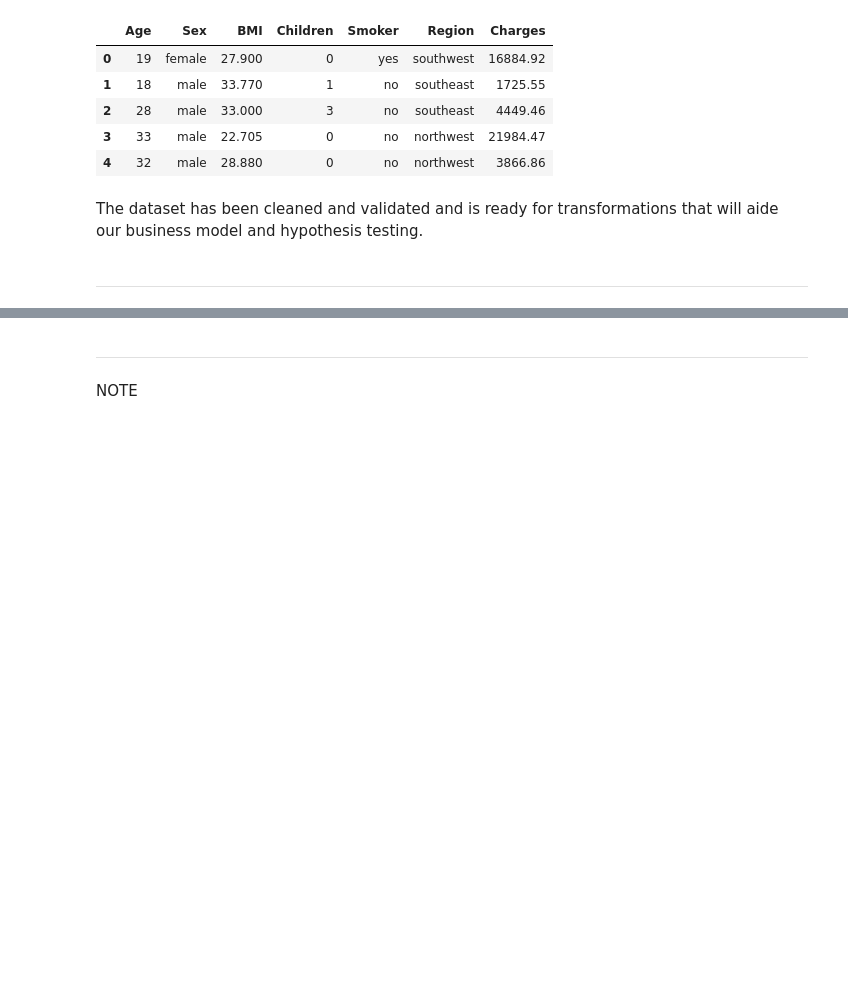
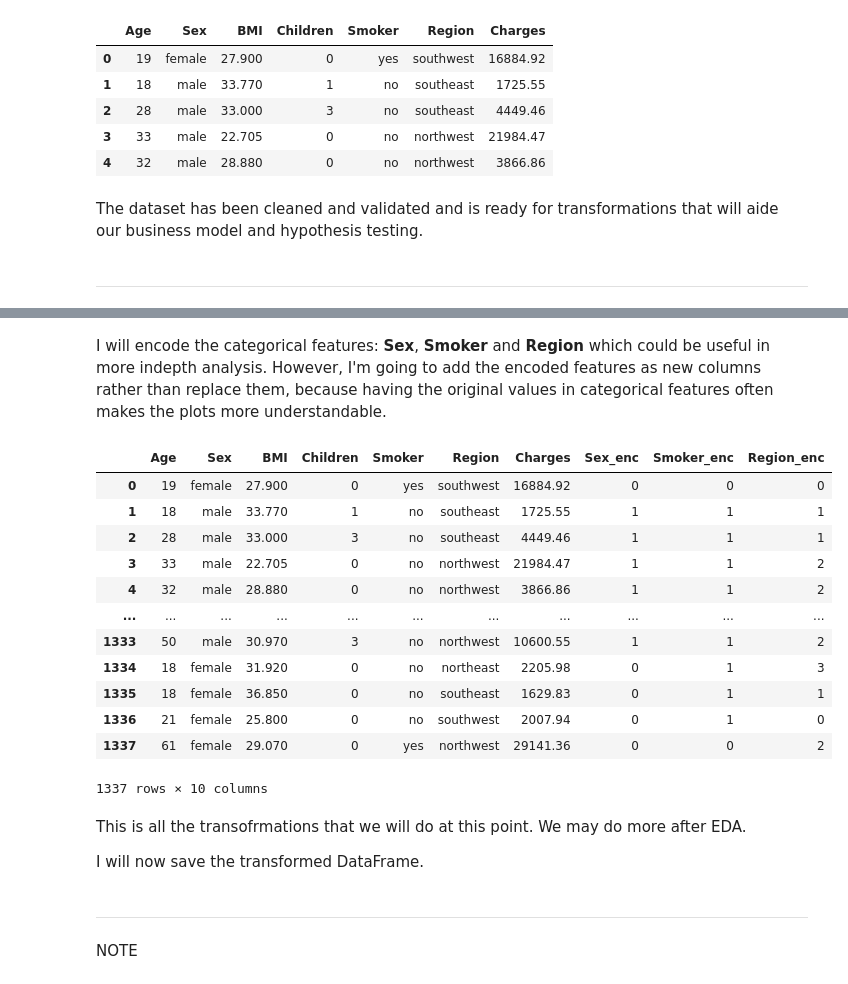
Before and after one commit to Hamza-Murshad/Hackathon2_project_team3, a Jupyter notebook: jupyter_notebooks/ETL.ipynb, the cells around one changed output, grey strips where cells are left out. Saved outputs shown, nothing was run; the diff lists cells and outputs as text; code cells hidden in the pictures; blank space fills up the shorter version.

```diff
--- a/jupyter_notebooks/ETL.ipynb
+++ b/jupyter_notebooks/ETL.ipynb
@@ -266,0 +318,41 @@ The dataset has been cleaned and validated and is ready for transformations that
+# %% [markdown]
+I will encode the categorical features: **Sex**, **Smoker** and **Region** which could be useful in more indepth analysis. However, I'm going to add the encoded features as new columns rather than replace them, because having the original values in categorical features often makes the plots more understandable.
+# %%
+from feature_engine.encoding import OrdinalEncoder
+
+# asked Co-pilot for help with this code
+# select categoric data to encode
+categorical_cols = ["Sex", "Smoker", "Region"]
+
+# duplicate selected columns and add "-enc" to the names
+for col in categorical_cols:
+    df[col + "_enc"] = df[col]
+
+# create a pipeline with OrdinalEncoder for only the duplicated ones
+pipeline = Pipeline([
+    ("encoder", OrdinalEncoder(variables=[col + "_enc" for col in categorical_cols],
+                               encoding_method="arbitrary"))
+])
+
+# fit + transform
+df_transformed = pipeline.fit_transform(df)
+
+df_transformed
+# %% [output]
+|  | Age | Sex | BMI | Children | Smoker | Region | Charges | Sex_enc | Smoker_enc | Region_enc |
+| 0 | 19 | female | 27.900 | 0 | yes | southwest | 16884.92 | 0 | 0 | 0 |
+| 1 | 18 | male | 33.770 | 1 | no | southeast | 1725.55 | 1 | 1 | 1 |
+| 2 | 28 | male | 33.000 | 3 | no | southeast | 4449.46 | 1 | 1 | 1 |
+| 3 | 33 | male | 22.705 | 0 | no | northwest | 21984.47 | 1 | 1 | 2 |
+| 4 | 32 | male | 28.880 | 0 | no | northwest | 3866.86 | 1 | 1 | 2 |
+| ... | ... | ... | ... | ... | ... | ... | ... | ... | ... | ... |
+| 1333 | 50 | male | 30.970 | 3 | no | northwest | 10600.55 | 1 | 1 | 2 |
+| 1334 | 18 | female | 31.920 | 0 | no | northeast | 2205.98 | 0 | 1 | 3 |
+| 1335 | 18 | female | 36.850 | 0 | no | southeast | 1629.83 | 0 | 1 | 1 |
+| 1336 | 21 | female | 25.800 | 0 | no | southwest | 2007.94 | 0 | 1 | 0 |
+| 1337 | 61 | female | 29.070 | 0 | yes | northwest | 29141.36 | 0 | 0 | 2 |
+1337 rows × 10 columns
+# %% [markdown]
+This is all the transofrmations that we will do at this point. We may do more after EDA.
+
+I will now save the transformed DataFrame.
```
Also changed, not shown: parts of 7 cells of this notebook, 1 other file.
